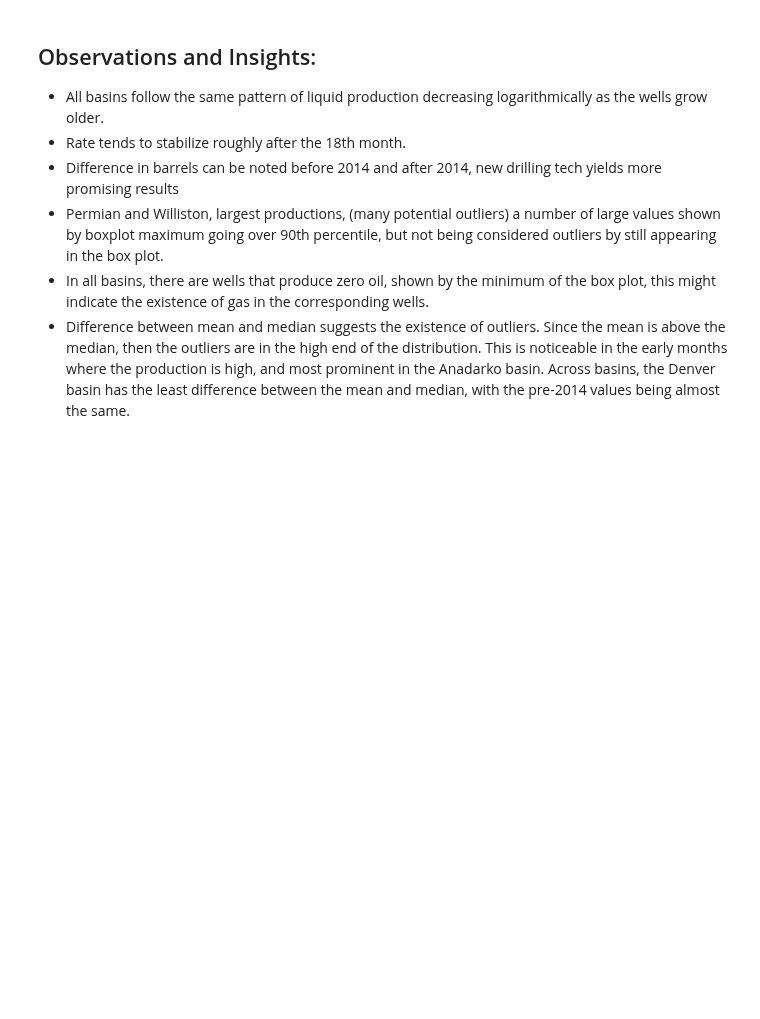
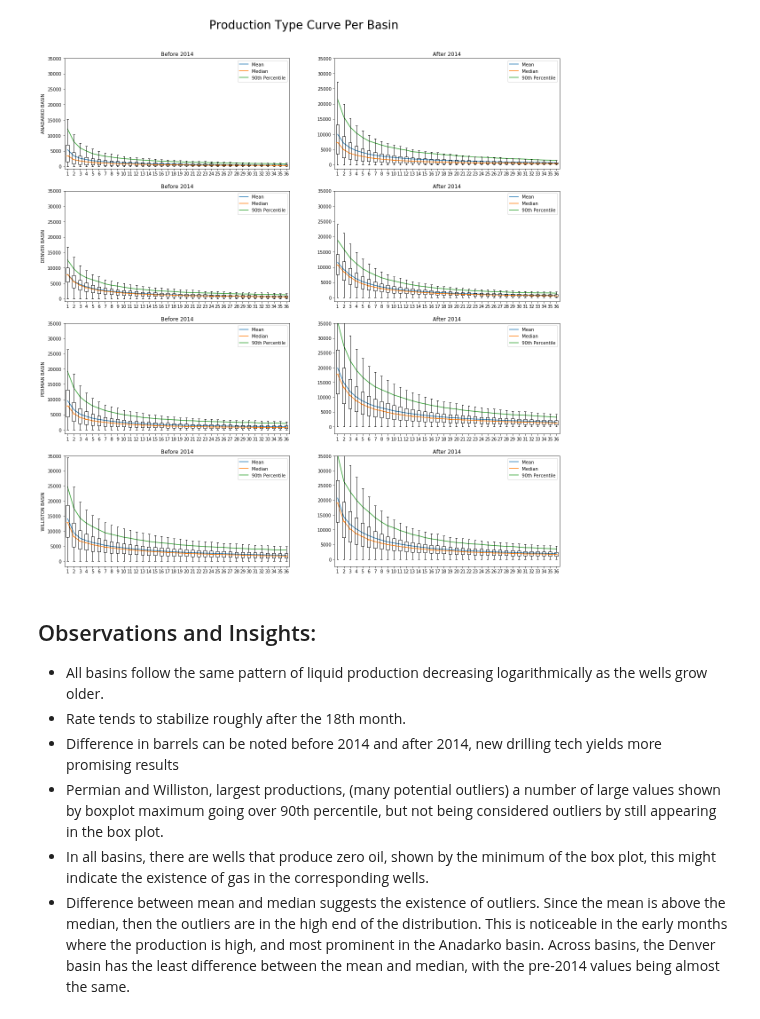
Before and after one commit to NourhanKhaled/DataScience-Project, a Jupyter notebook: Milestone1/Milestone_1.ipynb, the cells around one changed output. Drawn from its saved outputs; the diff is of its cells as text; code cells hidden in the pictures; blank space fills up the shorter version.

Commit message:
added titles to plot, found 2nd bug, added to problems encountered, ready to submit

```diff
--- a/Milestone1/Milestone_1.ipynb
+++ b/Milestone1/Milestone_1.ipynb
@@ -139,33 +145,38 @@ all_stats_post = np.array([[get_stats(y, x, post2014) for x in indices] for y in
 # %%
 plt.rcParams["figure.figsize"]=20,20
 plt.rcParams["font.size"] = 10
 
 idx = 1
+fig = plt.figure()
 for i in range(len(basins)):
 
     ax1 = plt.subplot(4,2,idx)
     ax1.plot(indices, np.hstack(all_stats_pre[i,:,0]), label="Mean")
     ax1.plot(indices, np.hstack(all_stats_pre[i,:,1]), label="Median")
     ax1.plot(indices, np.hstack(all_stats_pre[i,:,2]), label="90th Percentile")
     ax1.boxplot(list(all_stats_pre[i,:,3]), showfliers=False)
     ax1.set_ylim(top=35000)
     ax1.legend()
     ax1.set_title('Before 2014')
     ax1.set_ylabel(basins[i])
     idx += 1
 
     ax2 = plt.subplot(4,2,idx)
     ax2.plot(indices, np.hstack(all_stats_post[i,:,0]), label="Mean")
     ax2.plot(indices, np.hstack(all_stats_post[i,:,1]), label="Median")
     ax2.plot(indices, np.hstack(all_stats_post[i,:,2]), label="90th Percentile")
     ax2.boxplot(list(all_stats_post[i,:,3]), showfliers=False)
     ax2.set_ylim(top=35000)
     ax2.set_title('After 2014')
     ax2.legend()
 
     idx += 1
 
-plt.savefig('part1.png')
+fig.suptitle('Production Type Curve Per Basin', fontsize=26)
+fig.subplots_adjust(top=0.92)
+plt.savefig('Plot1.png')
+# %% [output]
+[figure, added]
 # %% [markdown]
 ## Observations and Insights:
 - All basins follow the same pattern of liquid production decreasing logarithmically as the wells grow older.
```
Also changed, not shown: parts of 5 cells of this notebook, 5 other files.
